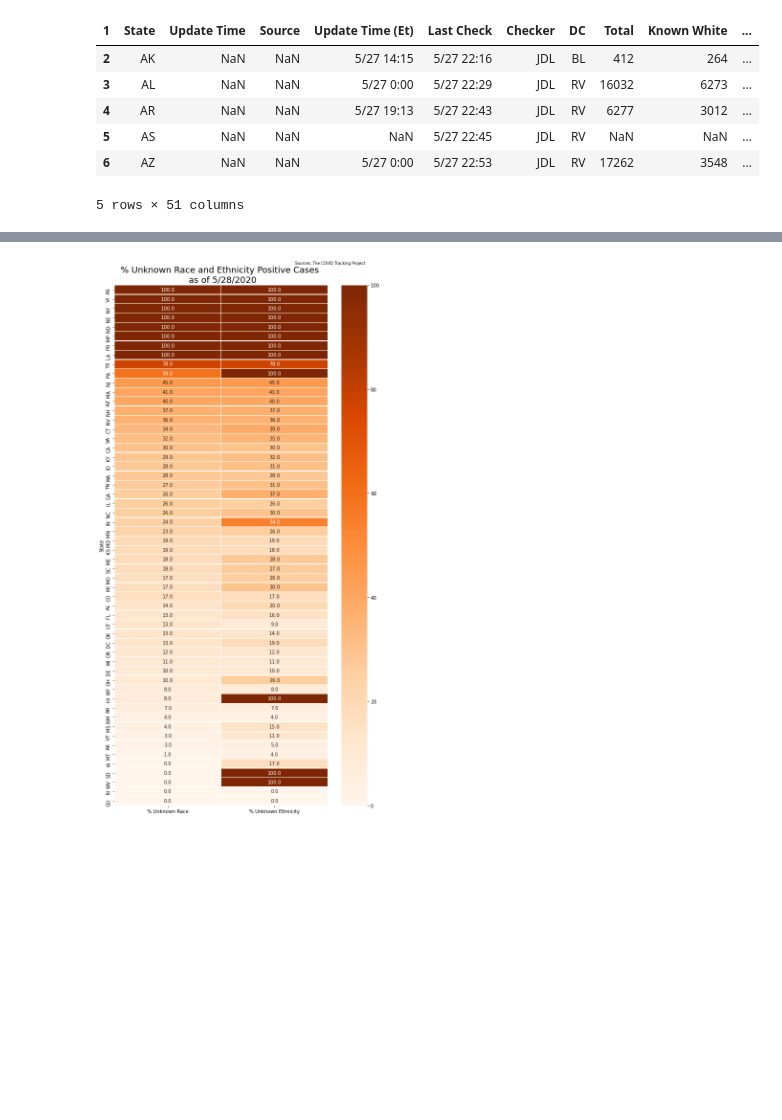
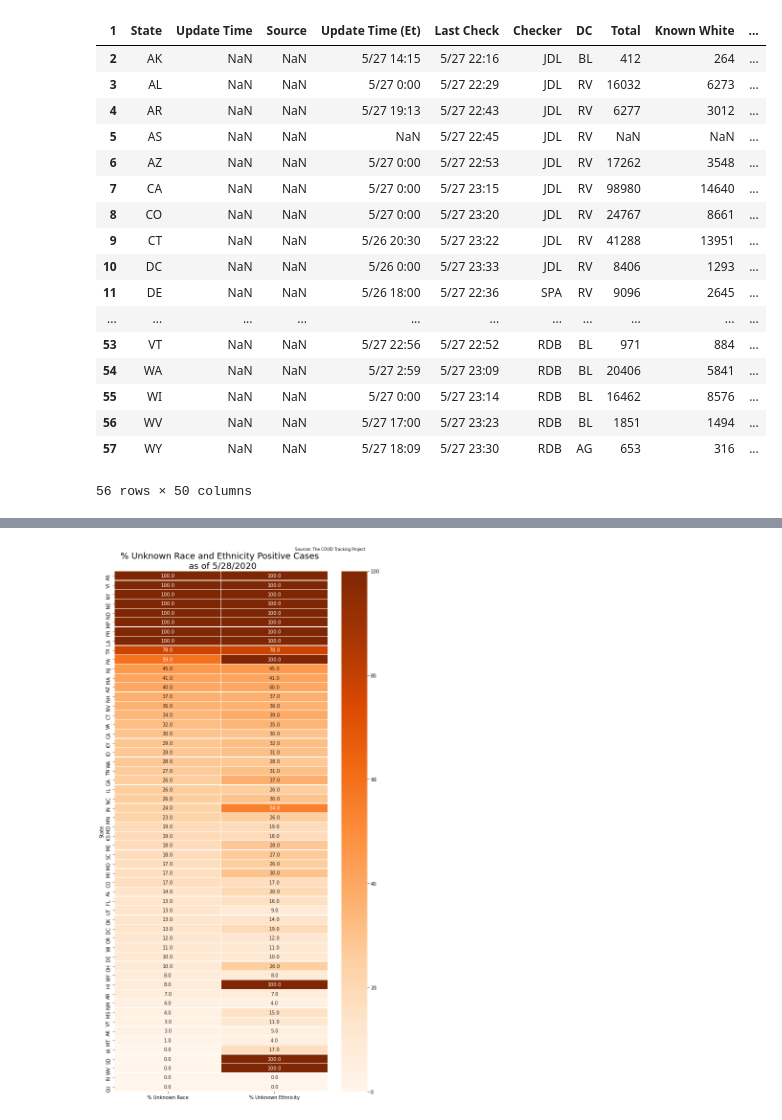
Before and after one commit to hanesy/covid-tracking, a Jupyter notebook: race-data-exploration.ipynb, the cells around one changed output, grey strips where cells are left out. Cells and saved outputs as stored; diff of their text form; code cells hidden in the pictures; blank space fills up the shorter version.

Commit message:
race data exploration

```diff
--- a/race-data-exploration.ipynb
+++ b/race-data-exploration.ipynb
@@ -14,34 +14,45 @@ import seaborn as sns
 # %%
 # MAKE SURE THAT THE DATA IS ORGANIZED BY MOST RECENT ON TOP.
 
 data = pd.read_csv("data/race_data.csv")
 
-positive_index = data.columns.get_loc("Positives")
-death_index = data.columns.get_loc("Deaths")
-negative_index = data.columns.get_loc("Negatives")
+positive_index = data.columns.get_loc("Positives") - 1
+death_index = data.columns.get_loc("Deaths") - 1
+negative_index = data.columns.get_loc("Negatives") - 1
 last_index = negative_index + (negative_index - death_index)
-
-positive_index, death_index, negative_index, last_index
 
 data_df = data.iloc[:, np.r_[1:last_index]]
 
 data_df = data_df.iloc[:, :-1]
-data_df
 
 data_df.columns = data_df.iloc[1]
 data_df = data_df.rename(columns = {data_df.columns[0]: "State"})
 data_df = data_df.drop([0,1])
 data_df = data_df.drop_duplicates(subset = "State", keep = "first")
 
-data_df.head()
+new_last_index = last_index-2
+
+data_df
+# positive_index, death_index, negative_index, last_index, new_last_index
 # %% [output]
 | 1 | State | Update Time | Source | Update Time (Et) | Last Check | Checker | DC | Total | Known White | ... |
 | 2 | AK | NaN | NaN | 5/27 14:15 | 5/27 22:16 | JDL | BL | 412 | 264 | ... |
 | 3 | AL | NaN | NaN | 5/27 0:00 | 5/27 22:29 | JDL | RV | 16032 | 6273 | ... |
 | 4 | AR | NaN | NaN | 5/27 19:13 | 5/27 22:43 | JDL | RV | 6277 | 3012 | ... |
 | 5 | AS | NaN | NaN | NaN | 5/27 22:45 | JDL | RV | NaN | NaN | ... |
 | 6 | AZ | NaN | NaN | 5/27 0:00 | 5/27 22:53 | JDL | RV | 17262 | 3548 | ... |
+| 7 | CA | NaN | NaN | 5/27 0:00 | 5/27 23:15 | JDL | RV | 98980 | 14640 | ... |
+| 8 | CO | NaN | NaN | 5/27 0:00 | 5/27 23:20 | JDL | RV | 24767 | 8661 | ... |
+| 9 | CT | NaN | NaN | 5/26 20:30 | 5/27 23:22 | JDL | RV | 41288 | 13951 | ... |
+| 10 | DC | NaN | NaN | 5/26 0:00 | 5/27 23:33 | JDL | RV | 8406 | 1293 | ... |
+| 11 | DE | NaN | NaN | 5/26 18:00 | 5/27 22:36 | SPA | RV | 9096 | 2645 | ... |
+| ... | ... | ... | ... | ... | ... | ... | ... | ... | ... | ... |
+| 53 | VT | NaN | NaN | 5/27 22:56 | 5/27 22:52 | RDB | BL | 971 | 884 | ... |
+| 54 | WA | NaN | NaN | 5/27 2:59 | 5/27 23:09 | RDB | BL | 20406 | 5841 | ... |
+| 55 | WI | NaN | NaN | 5/27 0:00 | 5/27 23:14 | RDB | BL | 16462 | 8576 | ... |
+| 56 | WV | NaN | NaN | 5/27 17:00 | 5/27 23:23 | RDB | BL | 1851 | 1494 | ... |
+| 57 | WY | NaN | NaN | 5/27 18:09 | 5/27 23:30 | RDB | AG | 653 | 316 | ... |
-5 rows × 51 columns
+56 rows × 50 columns
 # %%
 drop_columns = ["Update Time", "Source", "Last Check", "Checker", "DC"]
 
```
Also changed, not shown: parts of 29 cells of this notebook, 6 other files.
